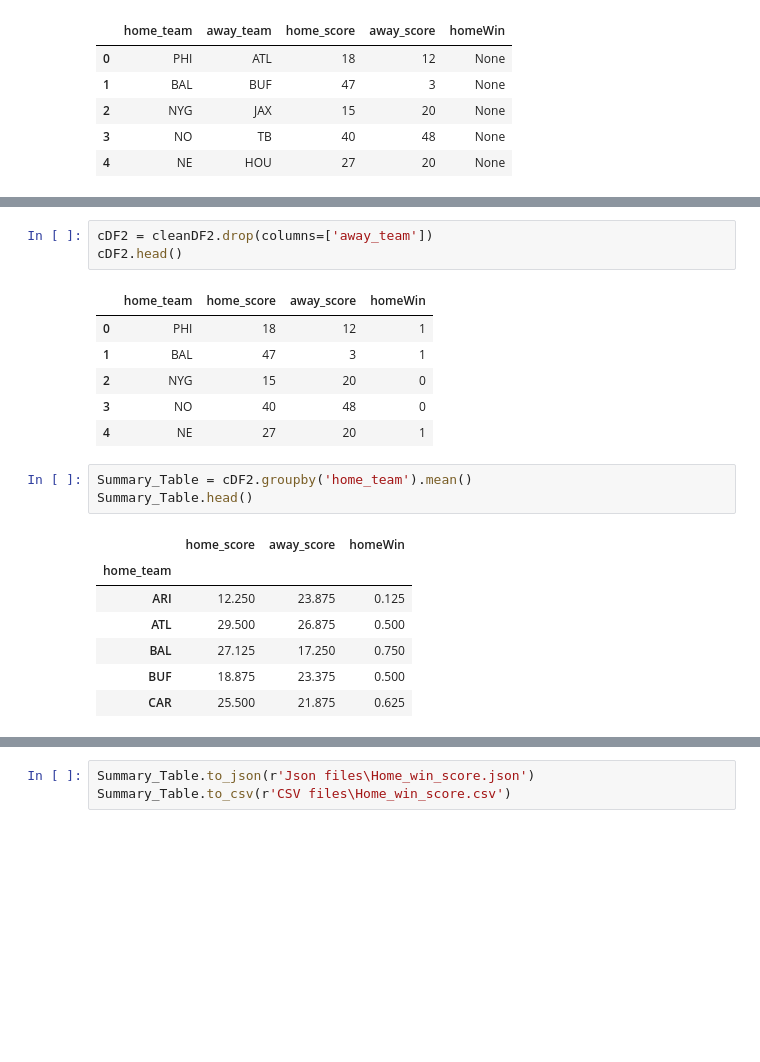
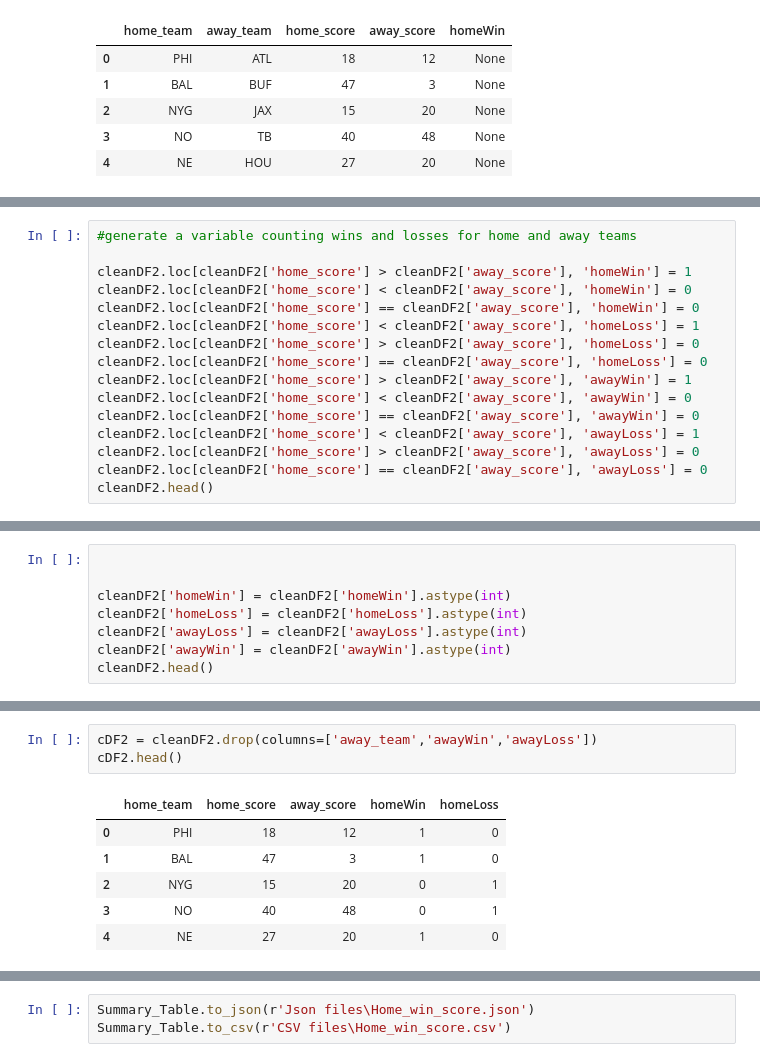
Before and after one commit to Mattyapolis/NFL-Home-Away-Analysis-, a Jupyter notebook: Home Score.ipynb, the cells around one changed output, grey strips where cells are left out. Saved outputs shown, nothing was run; the diff lists cells and outputs as text; blank space fills up the shorter version.

```diff
--- a/Home Score.ipynb
+++ b/Home Score.ipynb
@@ -39,0 +18,16 @@ cleanDF2.head()
+# %%
+#generate a variable counting wins and losses for home and away teams
+
+cleanDF2.loc[cleanDF2['home_score'] > cleanDF2['away_score'], 'homeWin'] = 1
+cleanDF2.loc[cleanDF2['home_score'] < cleanDF2['away_score'], 'homeWin'] = 0
+cleanDF2.loc[cleanDF2['home_score'] == cleanDF2['away_score'], 'homeWin'] = 0
+cleanDF2.loc[cleanDF2['home_score'] < cleanDF2['away_score'], 'homeLoss'] = 1
+cleanDF2.loc[cleanDF2['home_score'] > cleanDF2['away_score'], 'homeLoss'] = 0
+cleanDF2.loc[cleanDF2['home_score'] == cleanDF2['away_score'], 'homeLoss'] = 0
+cleanDF2.loc[cleanDF2['home_score'] > cleanDF2['away_score'], 'awayWin'] = 1
+cleanDF2.loc[cleanDF2['home_score'] < cleanDF2['away_score'], 'awayWin'] = 0
+cleanDF2.loc[cleanDF2['home_score'] == cleanDF2['away_score'], 'awayWin'] = 0
+cleanDF2.loc[cleanDF2['home_score'] < cleanDF2['away_score'], 'awayLoss'] = 1
+cleanDF2.loc[cleanDF2['home_score'] > cleanDF2['away_score'], 'awayLoss'] = 0
+cleanDF2.loc[cleanDF2['home_score'] == cleanDF2['away_score'], 'awayLoss'] = 0
+cleanDF2.head()
@@ -39,0 +41,8 @@ cleanDF2.head()
+# %%
+
+
+cleanDF2['homeWin'] = cleanDF2['homeWin'].astype(int)
+cleanDF2['homeLoss'] = cleanDF2['homeLoss'].astype(int)
+cleanDF2['awayLoss'] = cleanDF2['awayLoss'].astype(int)
+cleanDF2['awayWin'] = cleanDF2['awayWin'].astype(int)
+cleanDF2.head()
@@ -40,21 +56,10 @@ cleanDF2.head()
 # %%
-cDF2 = cleanDF2.drop(columns=['away_team'])
+cDF2 = cleanDF2.drop(columns=['away_team','awayWin','awayLoss'])
 cDF2.head()
 # %% [output]
-|  | home_team | home_score | away_score | homeWin |
-| 0 | PHI | 18 | 12 | 1 |
-| 1 | BAL | 47 | 3 | 1 |
-| 2 | NYG | 15 | 20 | 0 |
-| 3 | NO | 40 | 48 | 0 |
-| 4 | NE | 27 | 20 | 1 |
+|  | home_team | home_score | away_score | homeWin | homeLoss |
+| 0 | PHI | 18 | 12 | 1 | 0 |
+| 1 | BAL | 47 | 3 | 1 | 0 |
+| 2 | NYG | 15 | 20 | 0 | 1 |
+| 3 | NO | 40 | 48 | 0 | 1 |
+| 4 | NE | 27 | 20 | 1 | 0 |
-# %%
-Summary_Table = cDF2.groupby('home_team').mean()
-Summary_Table.head()
-# %% [output]
-|  | home_score | away_score | homeWin |
-| home_team |  |  |  |
-| ARI | 12.250 | 23.875 | 0.125 |
-| ATL | 29.500 | 26.875 | 0.500 |
-| BAL | 27.125 | 17.250 | 0.750 |
-| BUF | 18.875 | 23.375 | 0.500 |
-| CAR | 25.500 | 21.875 | 0.625 |
```
Also changed, not shown: parts of 16 cells of this notebook, 2 other files.
